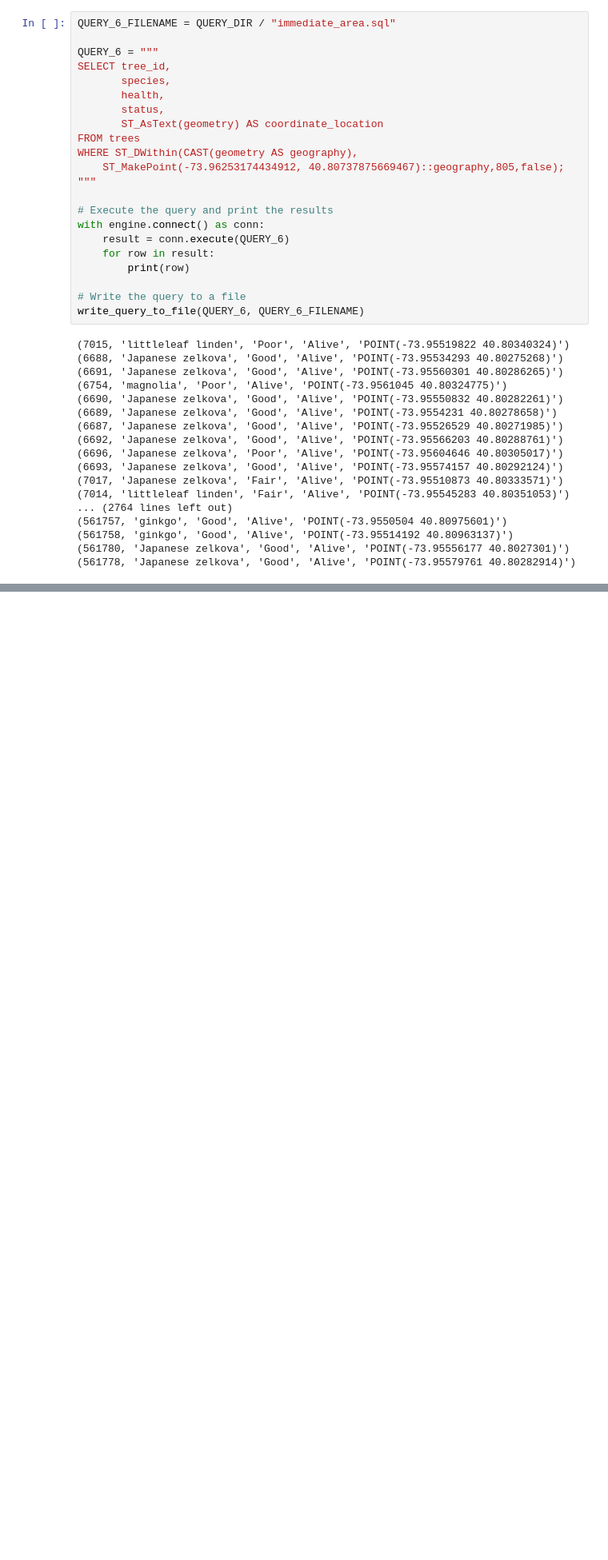
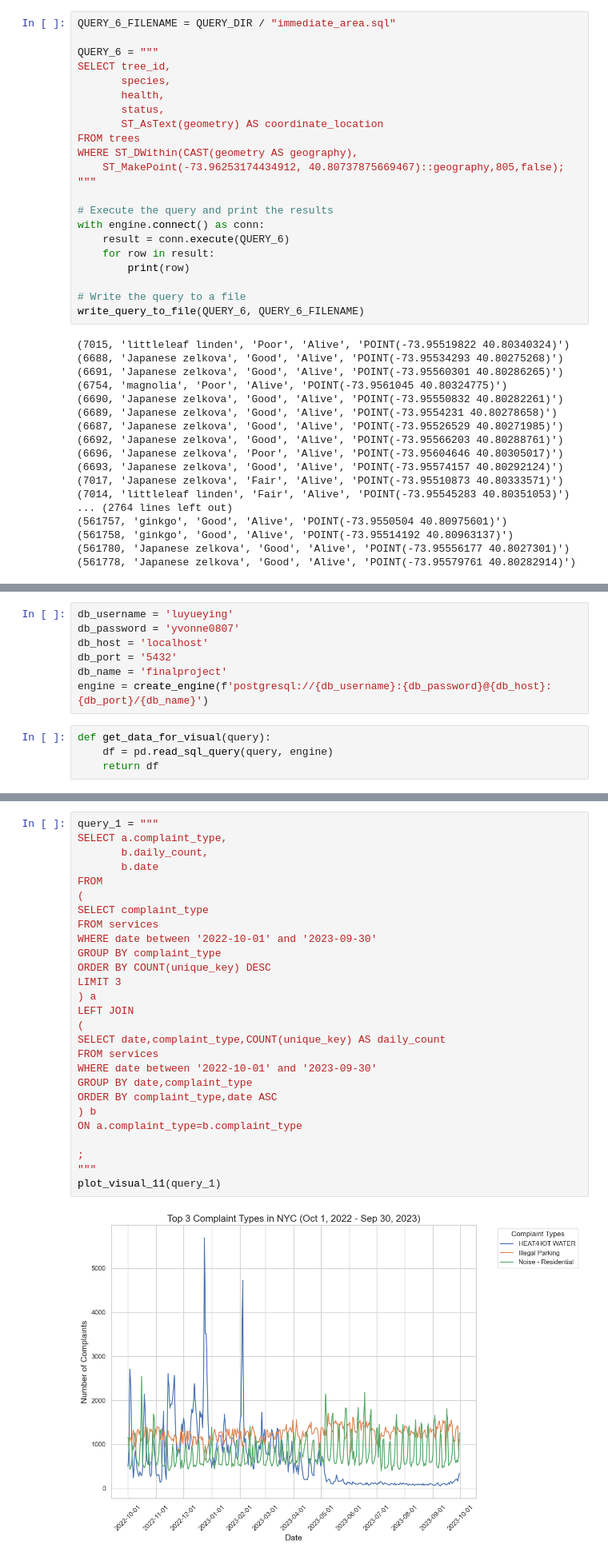
Before and after one commit to donny1101/project4501, a Jupyter notebook: final try.ipynb, the cells around one changed output, grey strips where cells are left out. Shown at 80% size. Drawn from its saved outputs; the diff is of its cells as text; blank space fills up the shorter version.

```diff
--- a/final try.ipynb
+++ b/final try.ipynb
@@ -1049,0 +1060,11 @@ write_query_to_file(QUERY_6, QUERY_6_FILENAME)
+# %%
+db_username = 'luyueying'
+db_password = 'yvonne0807'
+db_host = 'localhost'
+db_port = '5432'
+db_name = 'finalproject'
+engine = create_engine(f'postgresql://{db_username}:{db_password}@{db_host}:{db_port}/{db_name}')
+# %%
+def get_data_for_visual(query):
+    df = pd.read_sql_query(query, engine)
+    return df
@@ -1049,0 +1168,29 @@ write_query_to_file(QUERY_6, QUERY_6_FILENAME)
+# %%
+query_1 = """
+SELECT a.complaint_type,
+       b.daily_count,
+       b.date
+FROM
+(
+SELECT complaint_type
+FROM services
+WHERE date between '2022-10-01' and '2023-09-30'
+GROUP BY complaint_type
+ORDER BY COUNT(unique_key) DESC
+LIMIT 3
+) a
+LEFT JOIN
+(
+SELECT date,complaint_type,COUNT(unique_key) AS daily_count
+FROM services
+WHERE date between '2022-10-01' and '2023-09-30'
+GROUP BY date,complaint_type
+ORDER BY complaint_type,date ASC
+) b
+ON a.complaint_type=b.complaint_type
+
+;
+"""
+plot_visual_11(query_1)
+# %% [output]
+[figure, added]
```
Also changed, not shown: parts of 15 cells of this notebook.
